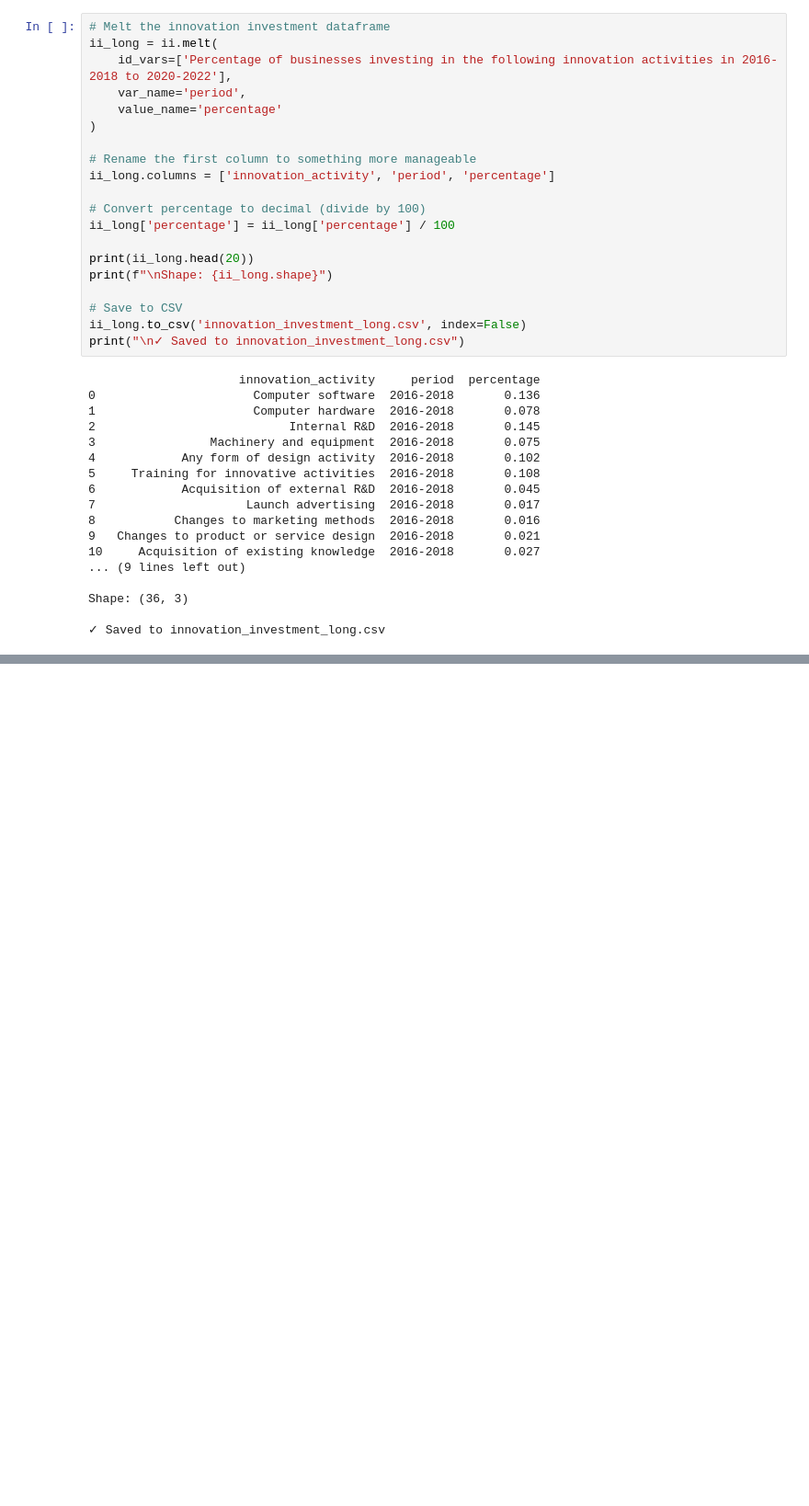
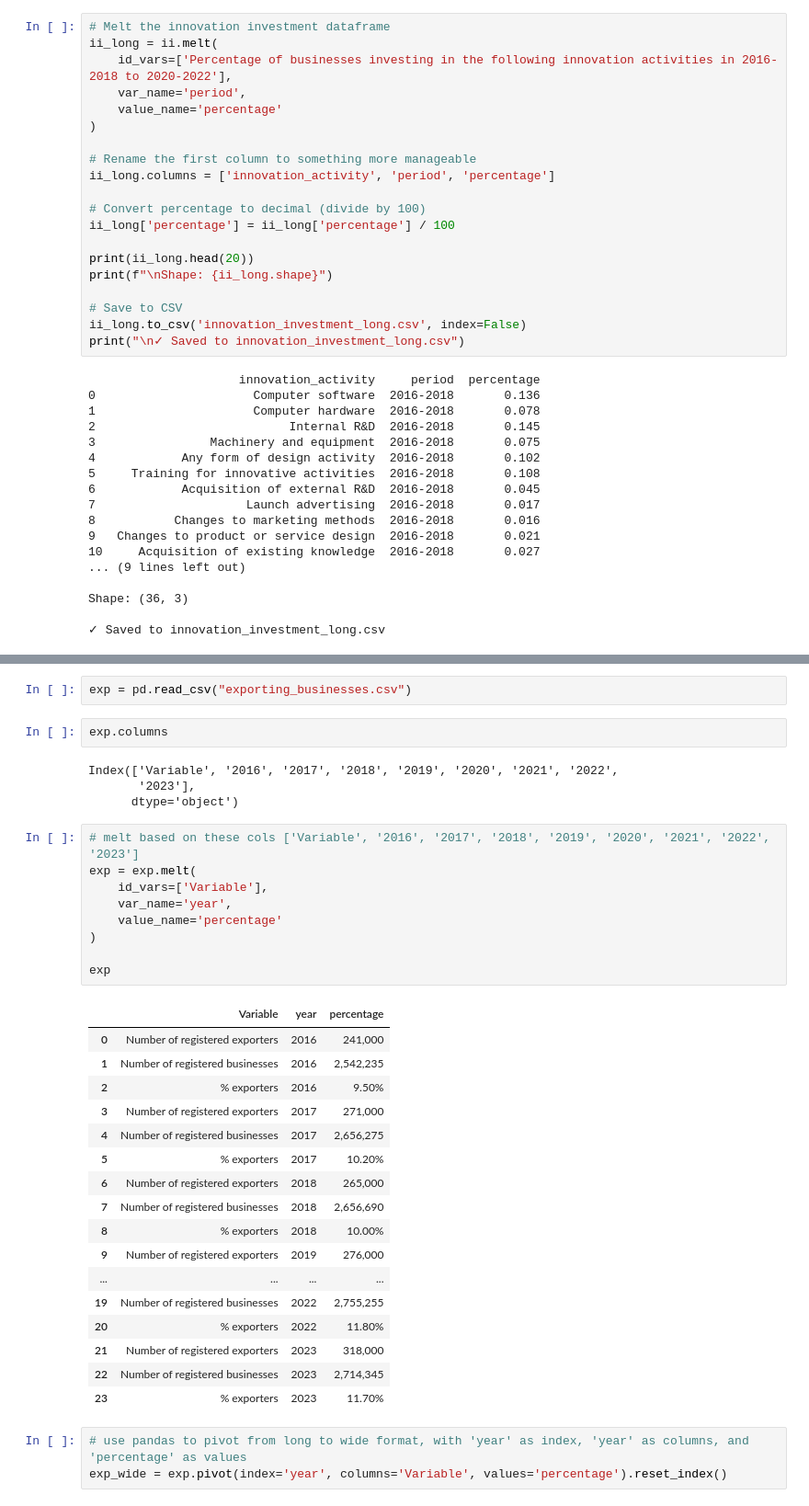
Before and after one commit to jhellingsdata/RADataHub, a Jupyter notebook: AGP Slides/Module 1/m1_data.ipynb, the cells around one changed output, grey strips where cells are left out. Shown at 92% size. Cells and saved outputs as stored; diff of their text form; blank space fills up the shorter version.

```diff
--- a/AGP Slides/Module 1/m1_data.ipynb
+++ b/AGP Slides/Module 1/m1_data.ipynb
@@ -1305,0 +1388,38 @@ Shape: (36, 3)
+# %%
+exp = pd.read_csv("exporting_businesses.csv")
+# %%
+exp.columns
+# %% [output]
+Index(['Variable', '2016', '2017', '2018', '2019', '2020', '2021', '2022',
+       '2023'],
+      dtype='object')
+# %%
+# melt based on these cols ['Variable', '2016', '2017', '2018', '2019', '2020', '2021', '2022', '2023']
+exp = exp.melt(
+    id_vars=['Variable'],
+    var_name='year',
+    value_name='percentage'
+)
+
+exp
+# %% [output]
+|  | Variable | year | percentage |
+| 0 | Number of registered exporters | 2016 | 241,000 |
+| 1 | Number of registered businesses | 2016 | 2,542,235 |
+| 2 | % exporters | 2016 | 9.50% |
+| 3 | Number of registered exporters | 2017 | 271,000 |
+| 4 | Number of registered businesses | 2017 | 2,656,275 |
+| 5 | % exporters | 2017 | 10.20% |
+| 6 | Number of registered exporters | 2018 | 265,000 |
+| 7 | Number of registered businesses | 2018 | 2,656,690 |
+| 8 | % exporters | 2018 | 10.00% |
+| 9 | Number of registered exporters | 2019 | 276,000 |
+| ... | ... | ... | ... |
+| 19 | Number of registered businesses | 2022 | 2,755,255 |
+| 20 | % exporters | 2022 | 11.80% |
+| 21 | Number of registered exporters | 2023 | 318,000 |
+| 22 | Number of registered businesses | 2023 | 2,714,345 |
+| 23 | % exporters | 2023 | 11.70% |
+# %%
+# use pandas to pivot from long to wide format, with 'year' as index, 'year' as columns, and 'percentage' as values
+exp_wide = exp.pivot(index='year', columns='Variable', values='percentage').reset_index()
```
Also changed, not shown: parts of 18 cells of this notebook, 9 other files.
